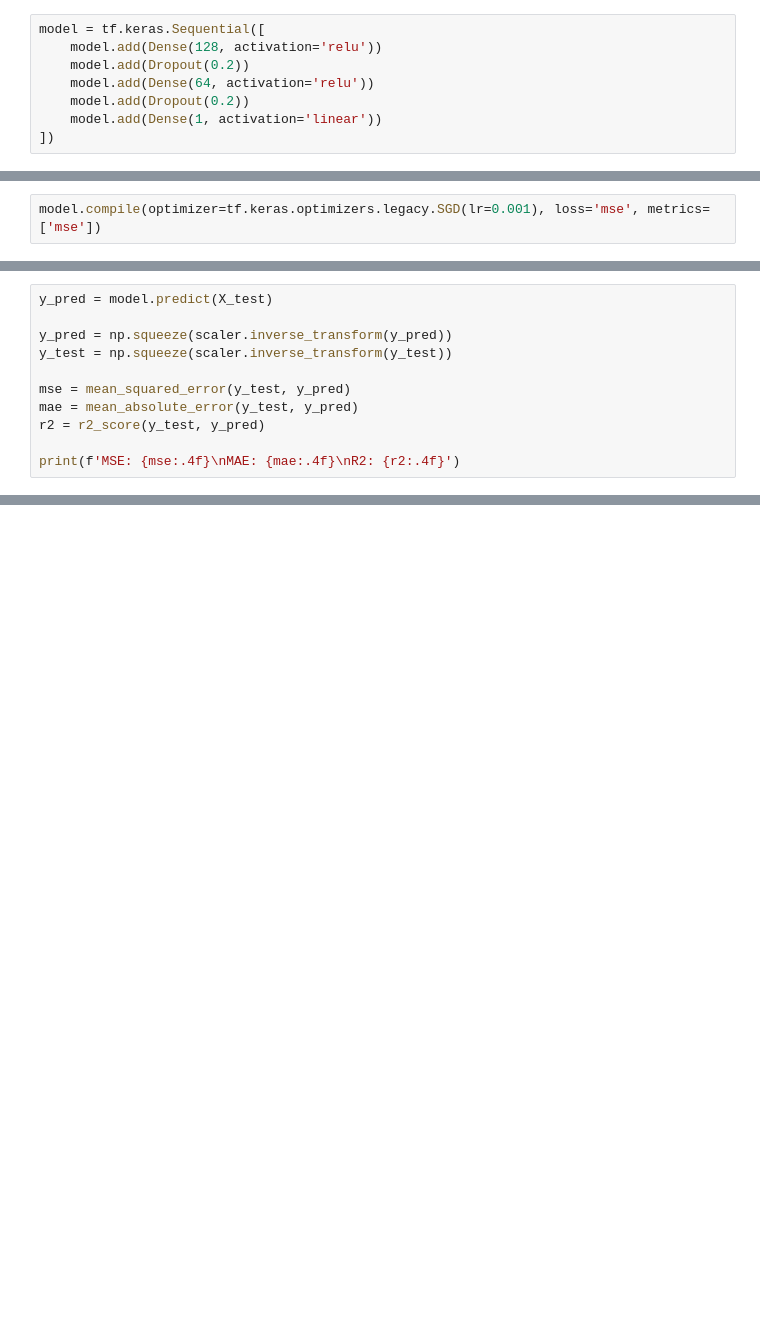
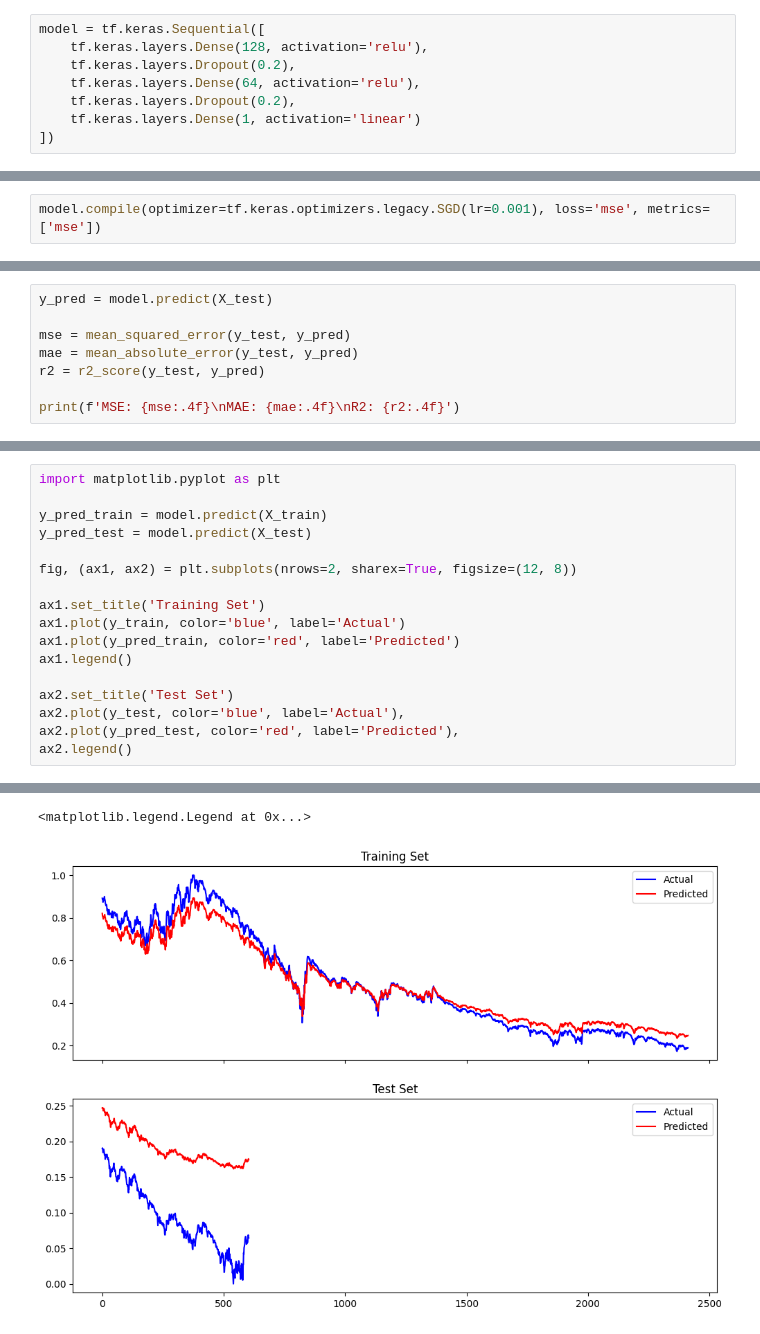
Before and after one commit to jona-tech/milestone-project-5, a Jupyter notebook: jupyter_notebooks/prediction_model.ipynb, the cells around one changed output, grey strips where cells are left out. Drawn from its saved outputs; the diff is of its cells as text; blank space fills up the shorter version.

Commit message:
add code for appropriate visualisation and change optimizer and model structure

```diff
--- a/jupyter_notebooks/prediction_model.ipynb
+++ b/jupyter_notebooks/prediction_model.ipynb
@@ -20,9 +20,9 @@ y = df_scaled[1:]
 X_train, X_test, y_train, y_test =  train_test_split(X, y, test_size=0.2, shuffle=False)
 # %%
 model = tf.keras.Sequential([
-    model.add(Dense(128, activation='relu'))
-    model.add(Dropout(0.2))
-    model.add(Dense(64, activation='relu'))
-    model.add(Dropout(0.2))
-    model.add(Dense(1, activation='linear'))
+    tf.keras.layers.Dense(128, activation='relu'),
+    tf.keras.layers.Dropout(0.2),
+    tf.keras.layers.Dense(64, activation='relu'),
+    tf.keras.layers.Dropout(0.2),
+    tf.keras.layers.Dense(1, activation='linear')
 ])
@@ -54,9 +51,6 @@ Epoch 100/100
 <keras.src.callbacks.History at 0x...>
 # %%
 y_pred = model.predict(X_test)
-
-y_pred = np.squeeze(scaler.inverse_transform(y_pred))
-y_test = np.squeeze(scaler.inverse_transform(y_test))
 
 mse = mean_squared_error(y_test, y_pred)
 mae = mean_absolute_error(y_test, y_pred)
@@ -83,0 +72,18 @@ plt.show()
+# %%
+import matplotlib.pyplot as plt
+
+y_pred_train = model.predict(X_train)
+y_pred_test = model.predict(X_test)
+
+fig, (ax1, ax2) = plt.subplots(nrows=2, sharex=True, figsize=(12, 8))
+
+ax1.set_title('Training Set')
+ax1.plot(y_train, color='blue', label='Actual')
+ax1.plot(y_pred_train, color='red', label='Predicted')
+ax1.legend()
+
+ax2.set_title('Test Set')
+ax2.plot(y_test, color='blue', label='Actual'),
+ax2.plot(y_pred_test, color='red', label='Predicted'),
+ax2.legend()
+# %% [output]
@@ -83,0 +92,2 @@ plt.show()
+<matplotlib.legend.Legend at 0x...>
+[figure, added]
```
Also changed, not shown: parts of 6 cells of this notebook.
